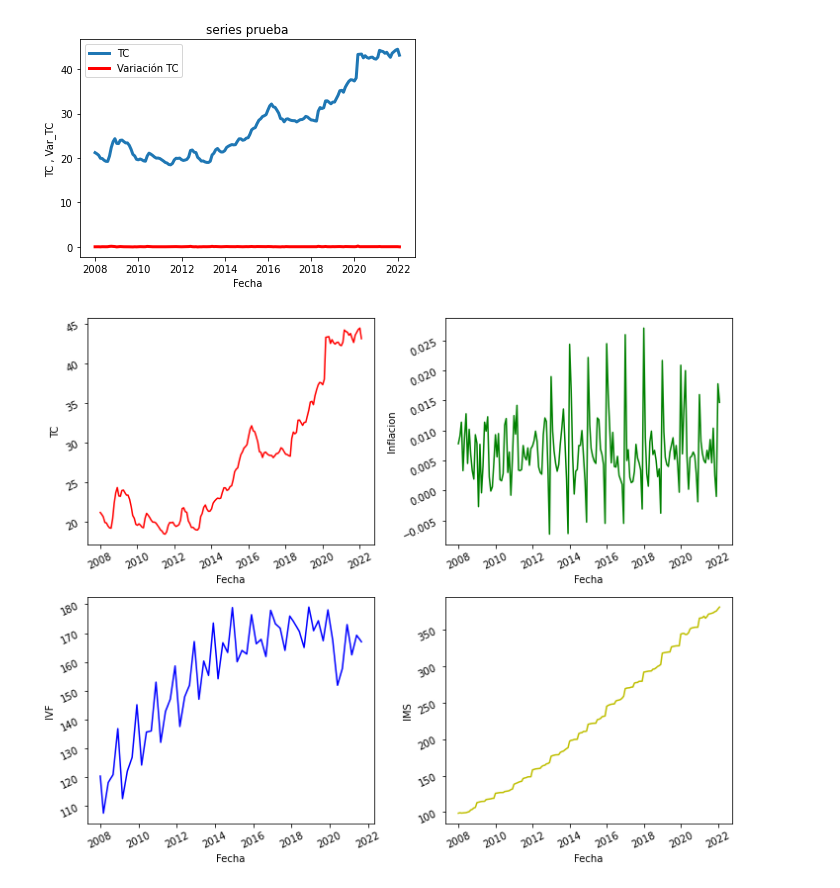
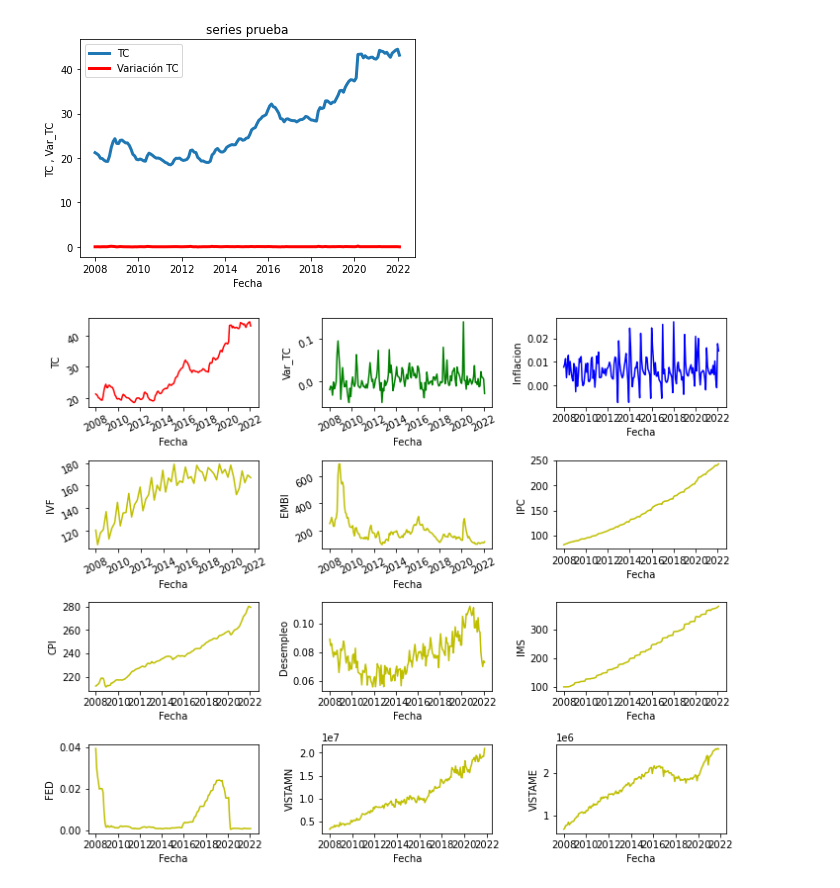
Before and after one commit to josecarro96/Proyecto-Econometr-a-2, a Jupyter notebook: Proyecto econometría.ipynb, the cells around one changed output. Drawn from its saved outputs; the diff is of its cells as text; code cells hidden in the pictures.

```diff
--- a/Proyecto econometría.ipynb
+++ b/Proyecto econometría.ipynb
@@ -114,30 +125,78 @@ plt.show()
 # %% [output]
 [figure]
 # %%
-fig,ax =  plt.subplots( 2, 2,
+fig,ax =  plt.subplots( 4, 3,
                        figsize = ( 10, 8))
 
 sns.lineplot( x = "Fecha", y = "TC",
              color = 'r', data = data,
              ax = ax[0][0])
 
 ax[0][0].tick_params(labelrotation = 25)
-sns.lineplot( x = "Fecha", y = "Inflacion",
+sns.lineplot( x = "Fecha", y = "Var_TC",
              color = 'g', data = data,
              ax = ax[0][1])
 
 ax[0][1].tick_params(labelrotation = 25)
-sns.lineplot(x = "Fecha", y = "IVF",
+sns.lineplot(x = "Fecha", y = "Inflacion",
              color = 'b', data = data,
-             ax = ax[1][0])
+             ax = ax[0][2])
 
 ax[1][0].tick_params(labelrotation = 25)
 
-sns.lineplot(x = "Fecha", y = "IMS",
+sns.lineplot(x = "Fecha", y = "IVF",
+             color = 'y', data = data,
+             ax = ax[1][0])
+
+ax[1][1].tick_params(labelrotation = 25)
+
+sns.lineplot(x = "Fecha", y = "EMBI",
              color = 'y', data = data,
              ax = ax[1][1])
 
 ax[1][1].tick_params(labelrotation = 25)
+
+sns.lineplot(x = "Fecha", y = "IPC",
+             color = 'y', data = data,
+             ax = ax[1][2])
+
+ax[1][1].tick_params(labelrotation = 25)
+
+sns.lineplot(x = "Fecha", y = "CPI",
+             color = 'y', data = data,
+             ax = ax[2][0])
+
+ax[1][1].tick_params(labelrotation = 25)
+
+sns.lineplot(x = "Fecha", y = "Desempleo",
+             color = 'y', data = data,
+             ax = ax[2][1])
+
+ax[1][1].tick_params(labelrotation = 25)
+
+sns.lineplot(x = "Fecha", y = "IMS",
+             color = 'y', data = data,
+             ax = ax[2][2])
+
+ax[1][1].tick_params(labelrotation = 25)
+
+sns.lineplot(x = "Fecha", y = "FED",
+             color = 'y', data = data,
+             ax = ax[3][0])
+
+ax[1][1].tick_params(labelrotation = 25)
+
+sns.lineplot(x = "Fecha", y = "VISTAMN",
+             color = 'y', data = data,
+             ax = ax[3][1])
+
+ax[1][1].tick_params(labelrotation = 25)
+
+sns.lineplot(x = "Fecha", y = "VISTAME",
+             color = 'y', data = data,
+             ax = ax[3][2])
+
+ax[1][1].tick_params(labelrotation = 25)
 fig.tight_layout(pad = 1.2)
 # %% [output]
-[figure, old version]
+[figure, new version]
```
Also changed, not shown: parts of 4 cells of this notebook.
